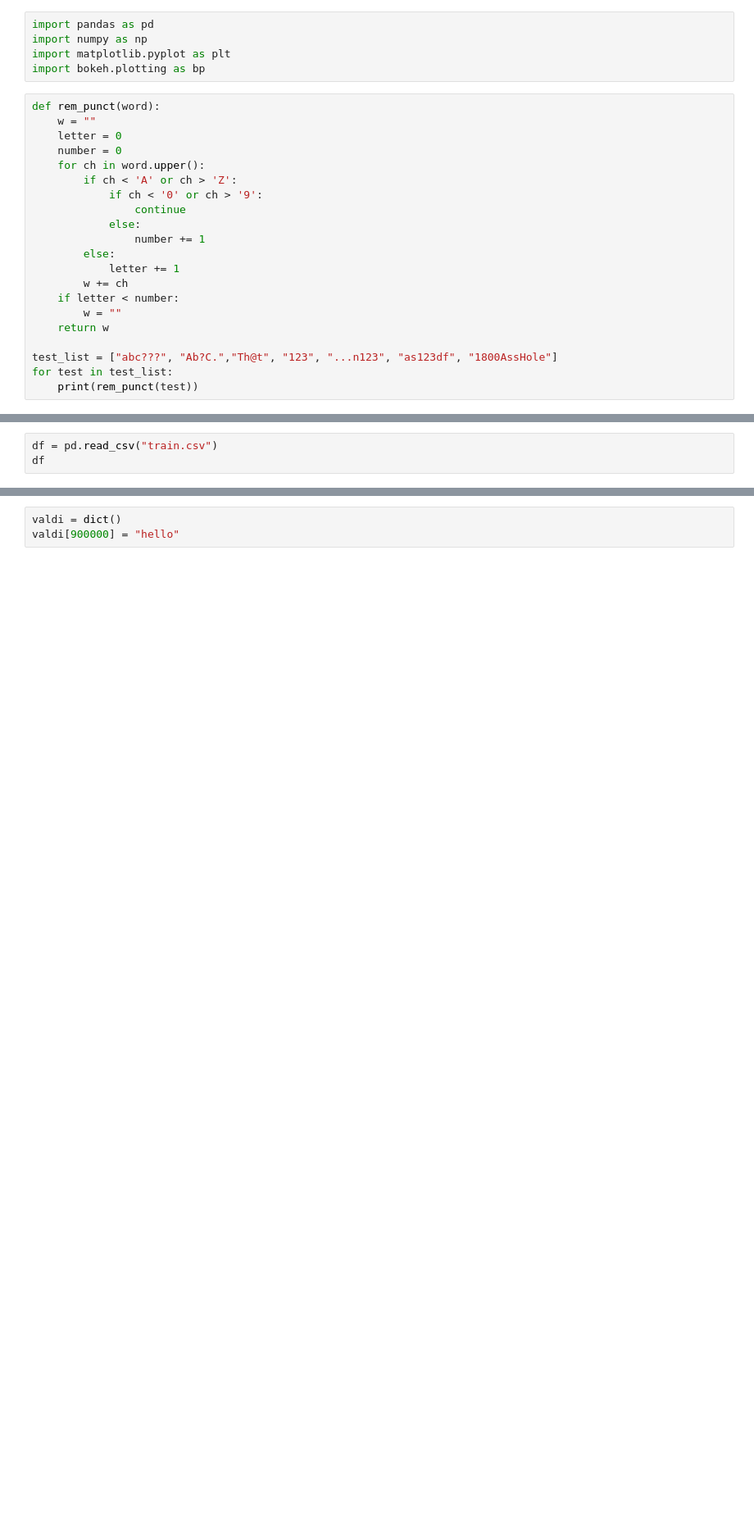
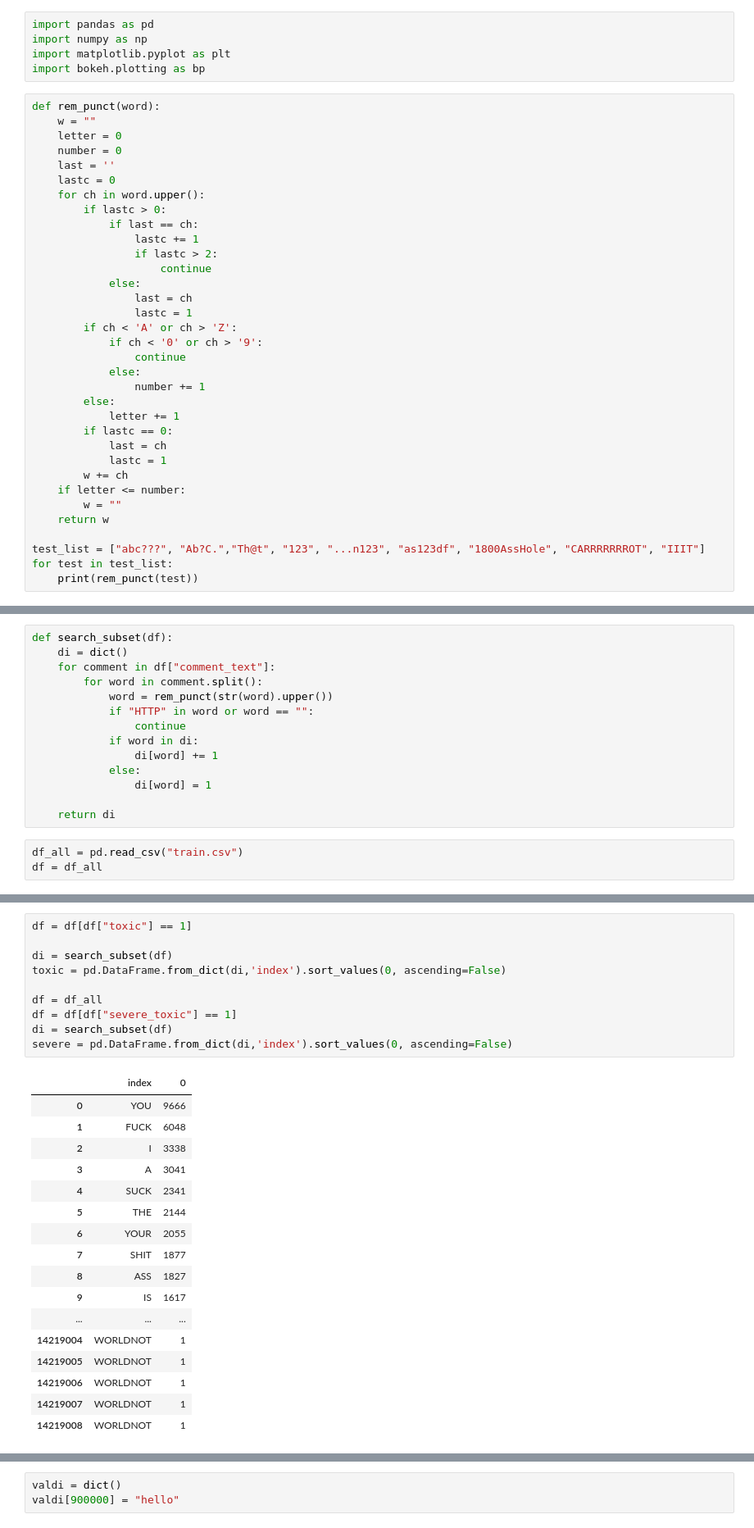
Before and after one commit to ashleyjiang28/toxic-comment, a Jupyter notebook: WordSubsetting.ipynb, the cells around one changed output, grey strips where cells are left out. Shown: that part at 82% size. Cells and saved outputs as stored; diff of their text form; blank space fills up the shorter version.

```diff
--- a/WordSubsetting.ipynb
+++ b/WordSubsetting.ipynb
@@ -8,7 +8,17 @@ def rem_punct(word):
     w = ""
     letter = 0
     number = 0
+    last = ''
+    lastc = 0
     for ch in word.upper():
+        if lastc > 0:
+            if last == ch:
+                lastc += 1
+                if lastc > 2:
+                    continue
+            else:
+                last = ch
+                lastc = 1
         if ch < 'A' or ch > 'Z':
             if ch < '0' or ch > '9':
                 continue
@@ -16,12 +26,15 @@ def rem_punct(word):
                 number += 1
         else:
             letter += 1
+        if lastc == 0:
+            last = ch
+            lastc = 1
         w += ch
-    if letter < number:
+    if letter <= number:
         w = ""
     return w
 
-test_list = ["abc???", "Ab?C.","Th@t", "123", "...n123", "as123df", "1800AssHole"]
+test_list = ["abc???", "Ab?C.","Th@t", "123", "...n123", "as123df", "1800AssHole", "CARRRRRRROT", "IIIT"]
 for test in test_list:
     print(rem_punct(test))
 # %% [output]
@@ -35,3 +50,17 @@ AS123DF
+# %%
+def search_subset(df):
+    di = dict()
+    for comment in df["comment_text"]:
+        for word in comment.split():
+            word = rem_punct(str(word).upper())
+            if "HTTP" in word or word == "":
+                continue
+            if word in di:
+                di[word] += 1
+            else:
+                di[word] = 1
+
+    return di
 # %%
-df = pd.read_csv("train.csv")
-df
+df_all = pd.read_csv("train.csv")
+df = df_all
@@ -56,0 +67,28 @@ df
+# %%
+df = df[df["toxic"] == 1]
+
+di = search_subset(df)
+toxic = pd.DataFrame.from_dict(di,'index').sort_values(0, ascending=False)
+
+df = df_all
+df = df[df["severe_toxic"] == 1]
+di = search_subset(df)
+severe = pd.DataFrame.from_dict(di,'index').sort_values(0, ascending=False)
+# %% [output]
+|  | index | 0 |
+| 0 | YOU | 9666 |
+| 1 | FUCK | 6048 |
+| 2 | I | 3338 |
+| 3 | A | 3041 |
+| 4 | SUCK | 2341 |
+| 5 | THE | 2144 |
+| 6 | YOUR | 2055 |
+| 7 | SHIT | 1877 |
+| 8 | ASS | 1827 |
+| 9 | IS | 1617 |
+| ... | ... | ... |
+| 14219004 | WORLDNOT | 1 |
+| 14219005 | WORLDNOT | 1 |
+| 14219006 | WORLDNOT | 1 |
+| 14219007 | WORLDNOT | 1 |
+| 14219008 | WORLDNOT | 1 |
```
Also changed, not shown: parts of 7 cells of this notebook, 1 other file.
